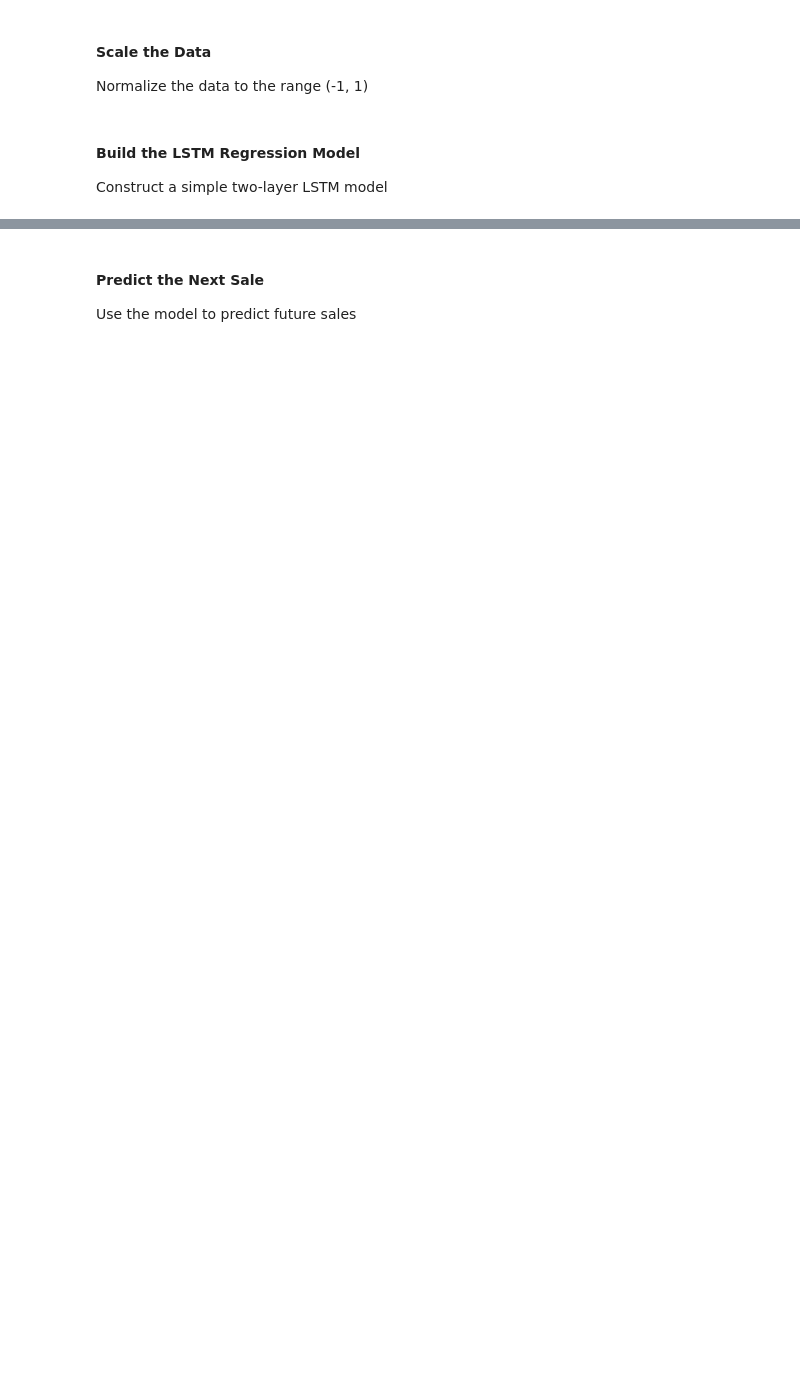
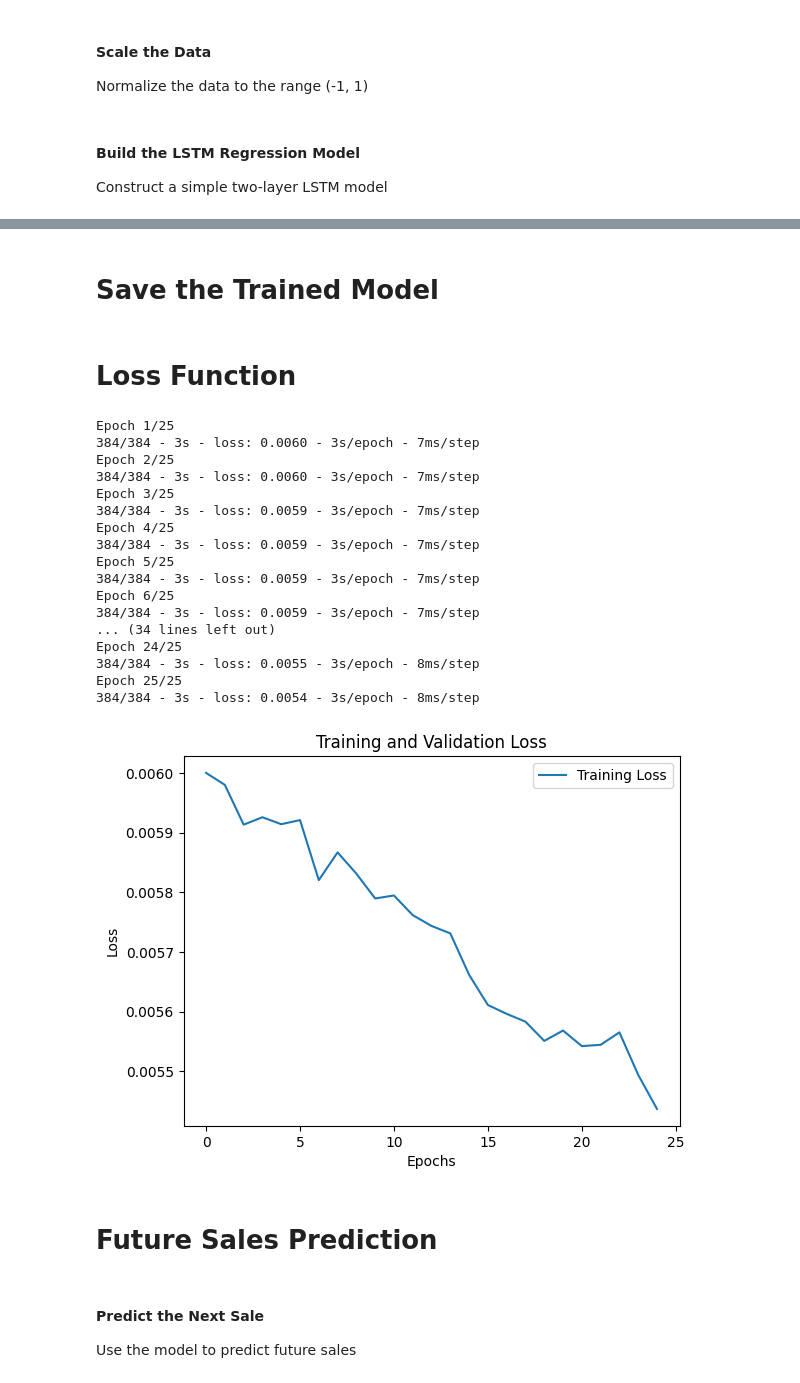
Before and after one commit to amsalugetasew/10_Academy_AI_Mastery_kifiya_Week_4, a Jupyter notebook: Notebooks/main.ipynb, the cells around one changed output, grey strips where cells are left out. Drawn from its saved outputs; the diff is of its cells as text; code cells hidden in the pictures; blank space fills up the shorter version.

Commit message:
After LSTM model Building

```diff
--- a/Notebooks/main.ipynb
+++ b/Notebooks/main.ipynb
@@ -805,0 +839,2 @@ Using a sliding window approach to create features (X) and target (y)
+# %%
+df = df.dropna()
@@ -816,3 +868,6 @@ Normalize the data to the range (-1, 1)
 # %% [markdown]
 #### Build the LSTM Regression Model
 Construct a simple two-layer LSTM model
+# %%
+# Build Model
+model = dl_model.LSTM_model(X, y, n_lags)
@@ -819,23 +910,51 @@ Construct a simple two-layer LSTM model
+# %% [markdown]
+# **Save the Trained Model**
+# %%
+import pickle
+
+# Save the model using pickle
+with open('model.pkl', 'wb') as file:
+    pickle.dump(model, file)
+# %%
+# Load the model using pickle
+with open('model.pkl', 'rb') as file:
+    model = pickle.load(file)
+# %% [markdown]
+# **Loss Function**
 # %%
-# from tensorflow.keras.optimizers import Adam
+# Train the model and capture the history
+history = model.fit(X, y, epochs=25, batch_size=32, verbose=2)
 
-# # Build the LSTM model
-# model = Sequential([
-#     LSTM(50, activation='tanh', input_shape=(X.shape[1], 1), return_sequences=False),
-#     Dense(1)
-# ])
-
-# # Compile the model
-# model.compile(optimizer=Adam(learning_rate=0.001), loss='mean_squared_error')
-
-# # Train the model
-# history = model.fit(X, y, epochs=50, batch_size=32, validation_split=0.2, verbose=1)
-
-# # Plot training loss
-# plt.plot(history.history['loss'], label='Training Loss')
-# plt.plot(history.history['val_loss'], label='Validation Loss')
-# plt.legend()
-# plt.show()
+# Plot training and validation loss
+plt.plot(history.history['loss'], label='Training Loss')
+if 'val_loss' in history.history:  # Check if validation loss is available
+    plt.plot(history.history['val_loss'], label='Validation Loss')
+plt.legend()
+plt.xlabel('Epochs')
+plt.ylabel('Loss')
+plt.title('Training and Validation Loss')
+plt.show()
+# %% [output]
+Epoch 1/25
+384/384 - 3s - loss: 0.0060 - 3s/epoch - 7ms/step
+Epoch 2/25
+384/384 - 3s - loss: 0.0060 - 3s/epoch - 7ms/step
+Epoch 3/25
+384/384 - 3s - loss: 0.0059 - 3s/epoch - 7ms/step
+Epoch 4/25
+384/384 - 3s - loss: 0.0059 - 3s/epoch - 7ms/step
+Epoch 5/25
+384/384 - 3s - loss: 0.0059 - 3s/epoch - 7ms/step
+Epoch 6/25
+384/384 - 3s - loss: 0.0059 - 3s/epoch - 7ms/step
+... (34 lines left out)
+Epoch 24/25
+384/384 - 3s - loss: 0.0055 - 3s/epoch - 8ms/step
+Epoch 25/25
+384/384 - 3s - loss: 0.0054 - 3s/epoch - 8ms/step
+[figure, added]
+# %% [markdown]
+# **Future Sales Prediction**
 # %% [markdown]
 #### Predict the Next Sale
 Use the model to predict future sales
```
Also changed, not shown: parts of 16 cells of this notebook, 1 other file.
